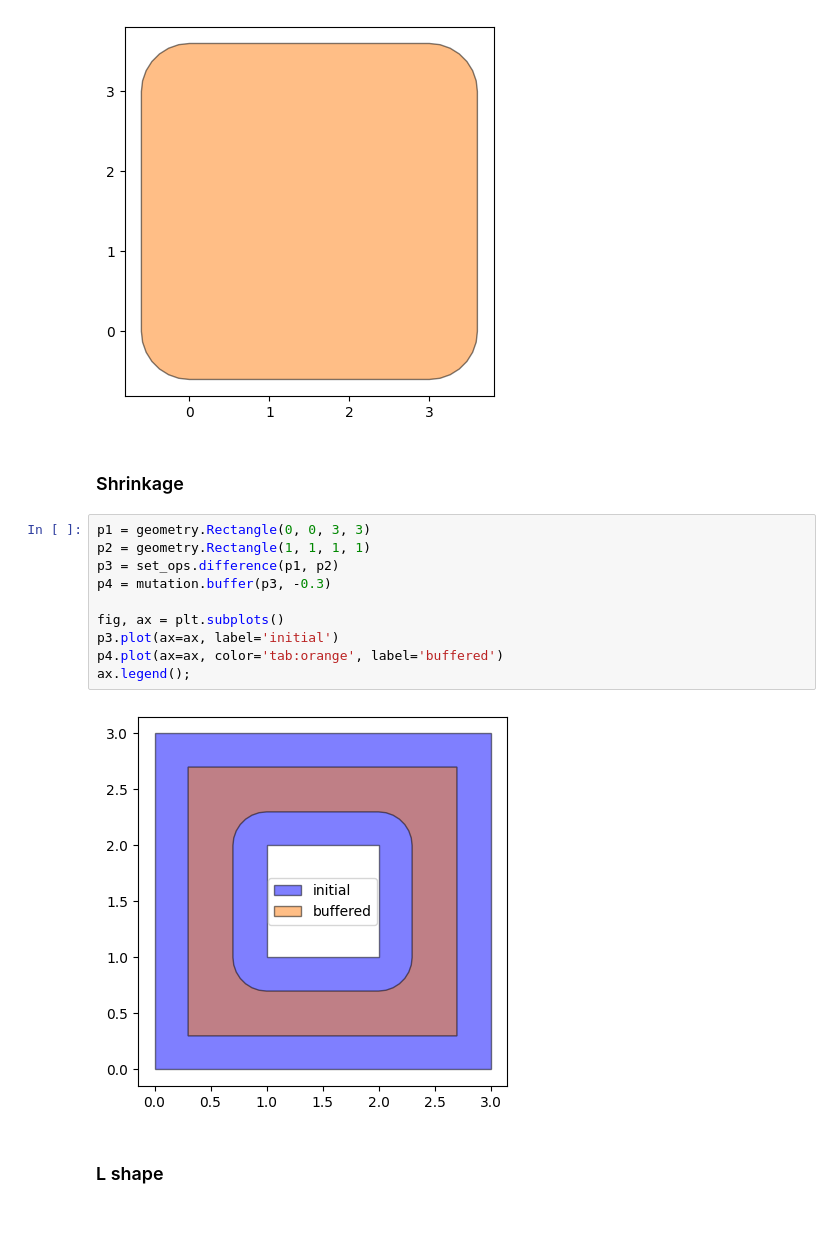
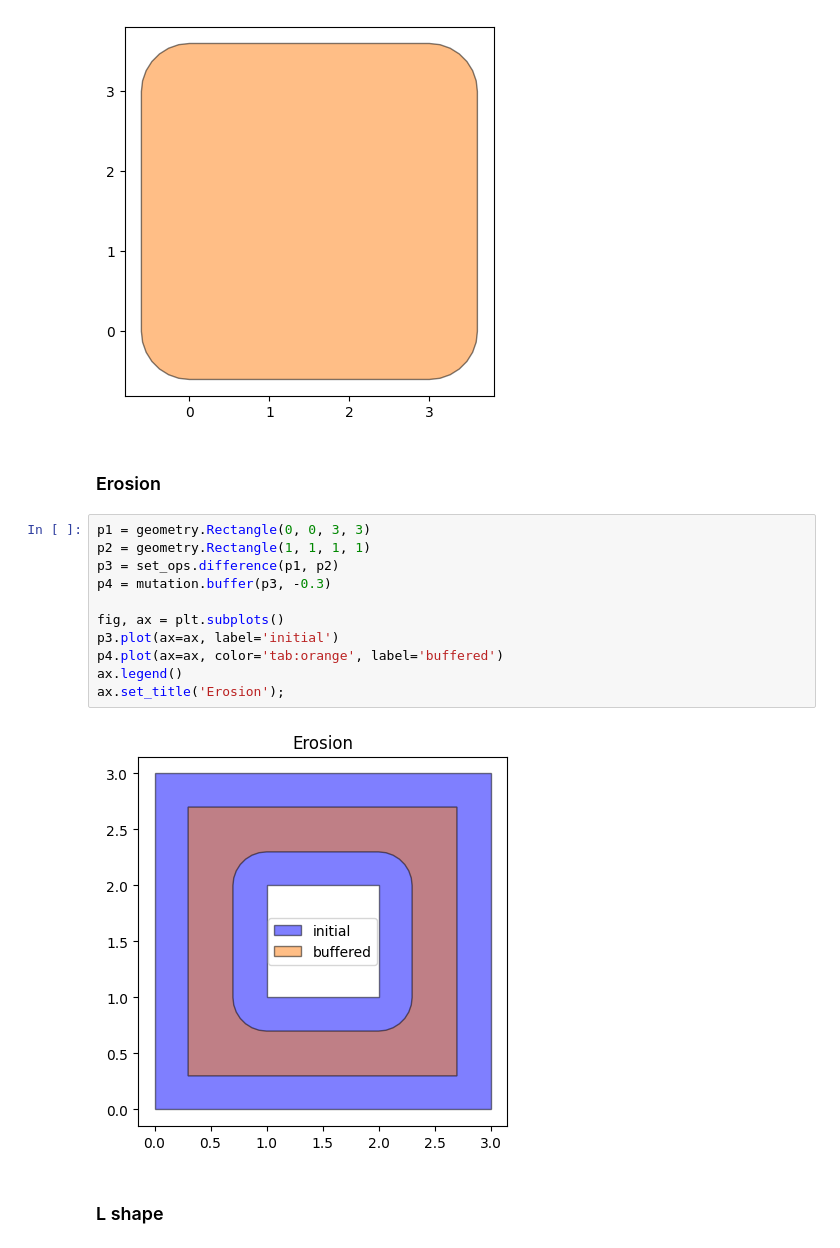
Before and after one commit to seekjim20/dshape, a Jupyter notebook: ipynb/playground.ipynb, the cells around one changed output. Saved outputs shown, nothing was run; the diff lists cells and outputs as text; blank space fills up the shorter version.

```diff
--- a/ipynb/playground.ipynb
+++ b/ipynb/playground.ipynb
@@ -118,19 +134,20 @@ p4.plot(ax=ax, color='tab:orange');
 # %% [output]
 [figure]
 # %% [markdown]
-### Shrinkage
+### Erosion
 # %%
 p1 = geometry.Rectangle(0, 0, 3, 3)
 p2 = geometry.Rectangle(1, 1, 1, 1)
 p3 = set_ops.difference(p1, p2)
 p4 = mutation.buffer(p3, -0.3)
 
 fig, ax = plt.subplots()
 p3.plot(ax=ax, label='initial')
 p4.plot(ax=ax, color='tab:orange', label='buffered')
-ax.legend();
+ax.legend()
+ax.set_title('Erosion');
 # %% [output]
-[figure, old version]
+[figure, new version]
 # %% [markdown]
 ### L shape
 # %%
```
Also changed, not shown: parts of 8 cells of this notebook, 6 other files.
